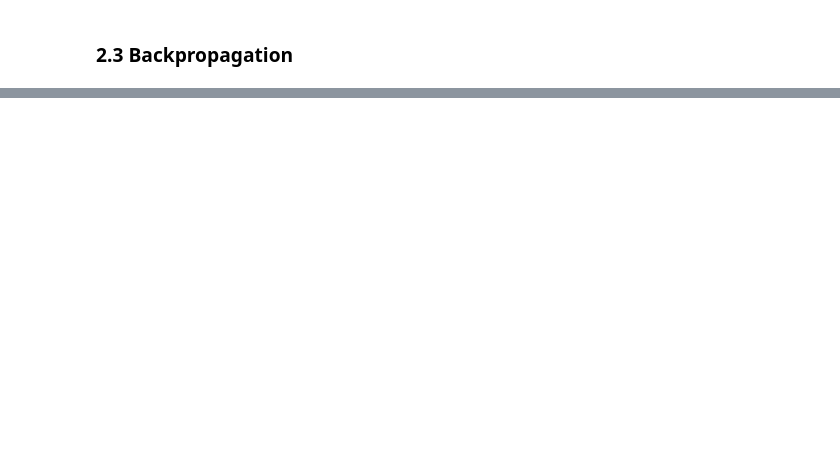
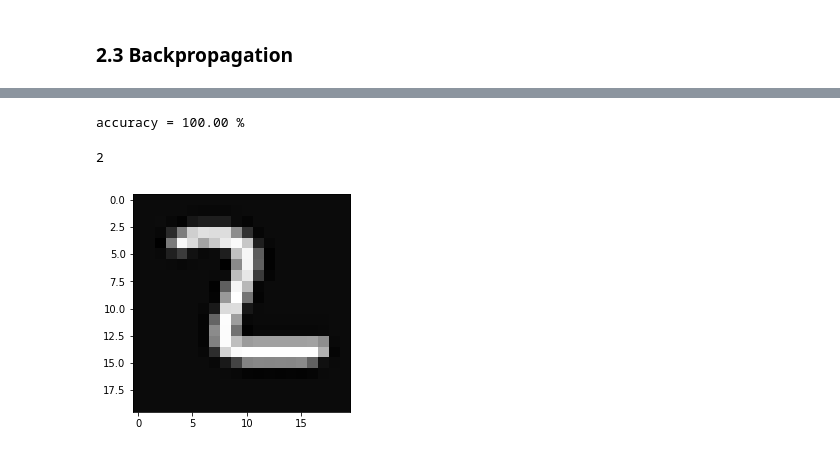
Before and after one commit to LL8848/CourseraML, a Jupyter notebook: ex4/myex4.ipynb, the cells around one changed output, grey strips where cells are left out. Drawn from its saved outputs; the diff is of its cells as text; code cells hidden in the pictures; blank space fills up the shorter version.

```diff
--- a/ex4/myex4.ipynb
+++ b/ex4/myex4.ipynb
@@ -287,0 +293,3 @@ theta2.ravel().shape
+# %%
+a = unroll([Theta1,Theta2])
+a.shape
@@ -287,0 +496,2 @@ theta2.ravel().shape
+# %%
+THETA3 = LearnNN(X,Y,mylambda=0,maxiter=400)
@@ -287,0 +507,46 @@ theta2.ravel().shape
+# %%
+def predictNN(theta1,theta2,x):
+
+    """
+        use trained neural network parameters to predict (i.e. forward propagation)
+    """
+    z2 = theta1 @ x
+    a2 = expit(z2) # here, a2 is a 1d array of 25
+    a2 = np.insert(a2,0,1) # insert the bias unit
+
+    z3 = theta2 @ a2
+    a3 = expit(z3)
+
+#     print(a3)
+    prey = np.argmax(a3)+1
+#     if prey == 10:
+#         prey = 0
+    return prey
+
+# note: "0" has been labeled as 10 here, due to the MATLAB convenience in the homework
+def ExamineNN(thetalist,X,y):
+    [theta1, theta2] = thetalist
+    ncorrect = 0
+    nwrong = 0
+    for xrow,yrow in zip(X,y):
+        prey = predictNN(theta1,theta2,xrow)
+        if prey == yrow:
+            ncorrect += 1
+        else:
+            nwrong +=1
+    print(f"accuracy = {ncorrect / y.size * 100:.2f} %")
+# %%
+ExamineNN(THETA3,X,y)
+# %% [output]
+accuracy = 100.00 %
+# %%
+def checkresult(X,y,thetalist,nrow):
+    img = Image.fromarray(getDatumImg(X[nrow]))
+    plt.imshow(img,cmap = cm.Greys_r)
+    prey = predictNN(thetalist[0],thetalist[1],X[nrow])
+    print(prey)
+# %%
+checkresult(X,y,THETA3,39)
+# %% [output]
+2
+[figure, added]
```
Also changed, not shown: parts of 30 cells of this notebook, 3 other files.
